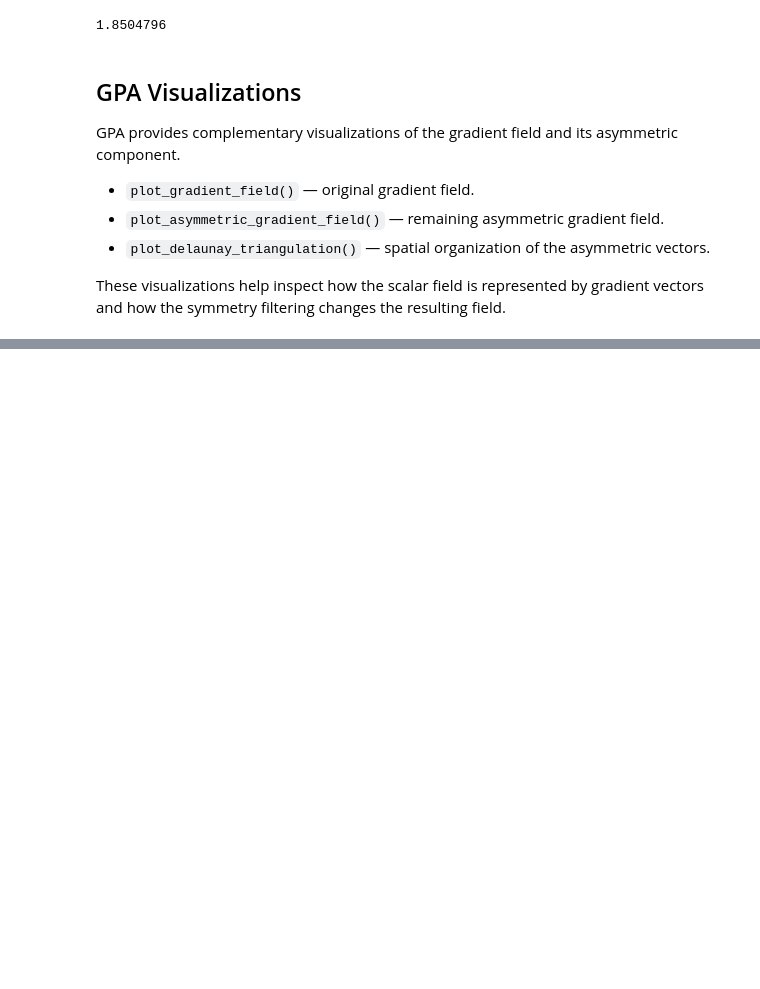
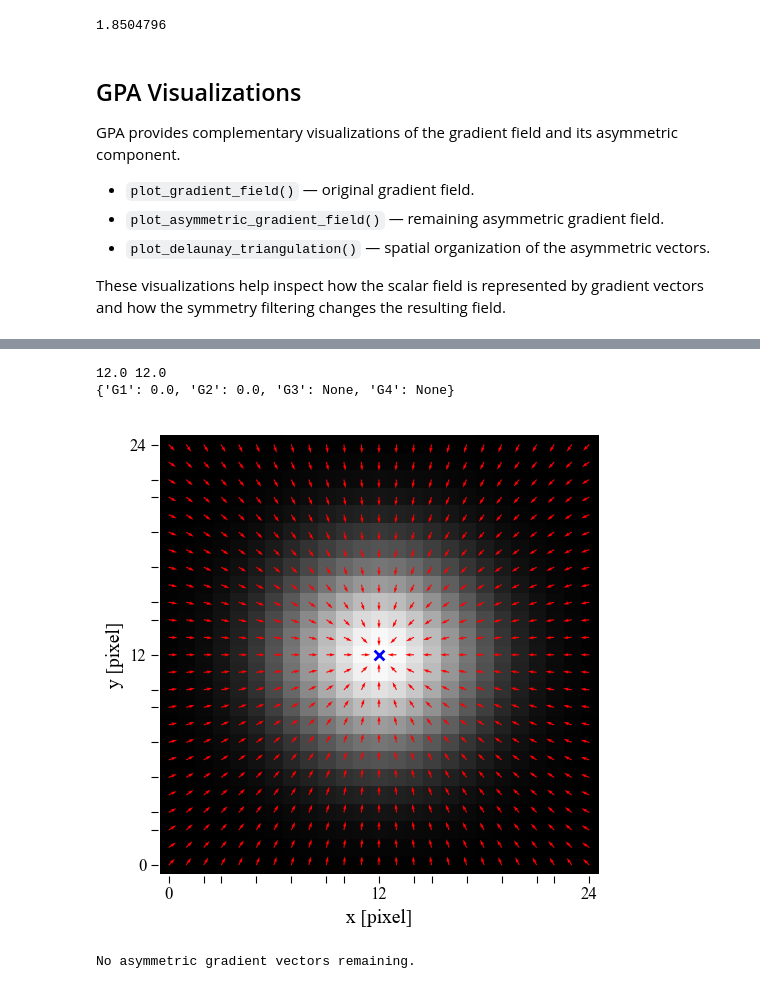
Before and after one commit to Desduh/gpa, a Jupyter notebook: Notebooks/gpa_gradient_latice_inspection.ipynb.ipynb, the cells around one changed output, grey strips where cells are left out. Drawn from its saved outputs; the diff is of its cells as text; code cells hidden in the pictures; blank space fills up the shorter version.

```diff
--- a/Notebooks/gpa_gradient_latice_inspection.ipynb.ipynb
+++ b/Notebooks/gpa_gradient_latice_inspection.ipynb.ipynb
@@ -275,0 +314,25 @@ gpaObject.plot_asymmetric_gradient_field()
+# %%
+gaussian = create_gaussian_matrix(
+    25,
+    sigma=4.0,
+    amplitude=100
+)
+# %%
+gpaGaussian = GPA(gaussian)
+
+results_gaussian = gpaGaussian.evaluate(
+    magnitude_threshold=0,
+    magnitude_tolerance=0,
+    angle_tolerance=0,
+    radial_distance_tolerance=0,
+    symmetric_position_tolerance=0
+)
+print(results_gaussian)
+
+gpaGaussian.plot_gradient_field()
+gpaGaussian.plot_asymmetric_gradient_field()
+# %% [output]
+12.0 12.0
+{'G1': 0.0, 'G2': 0.0, 'G3': None, 'G4': None}
+[figure, added]
+No asymmetric gradient vectors remaining.
```
Also changed, not shown: parts of 6 cells of this notebook, 5 other files.
